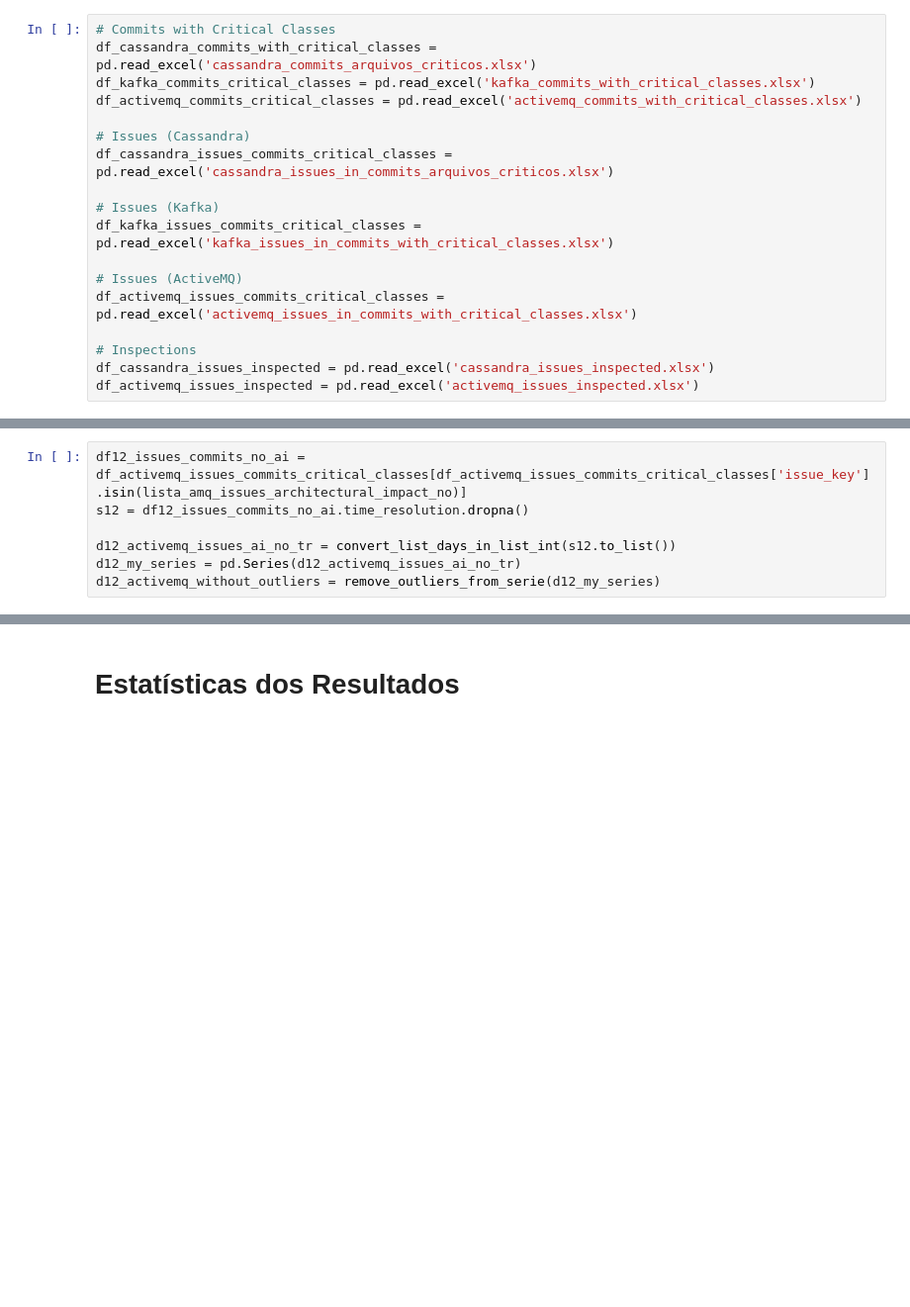
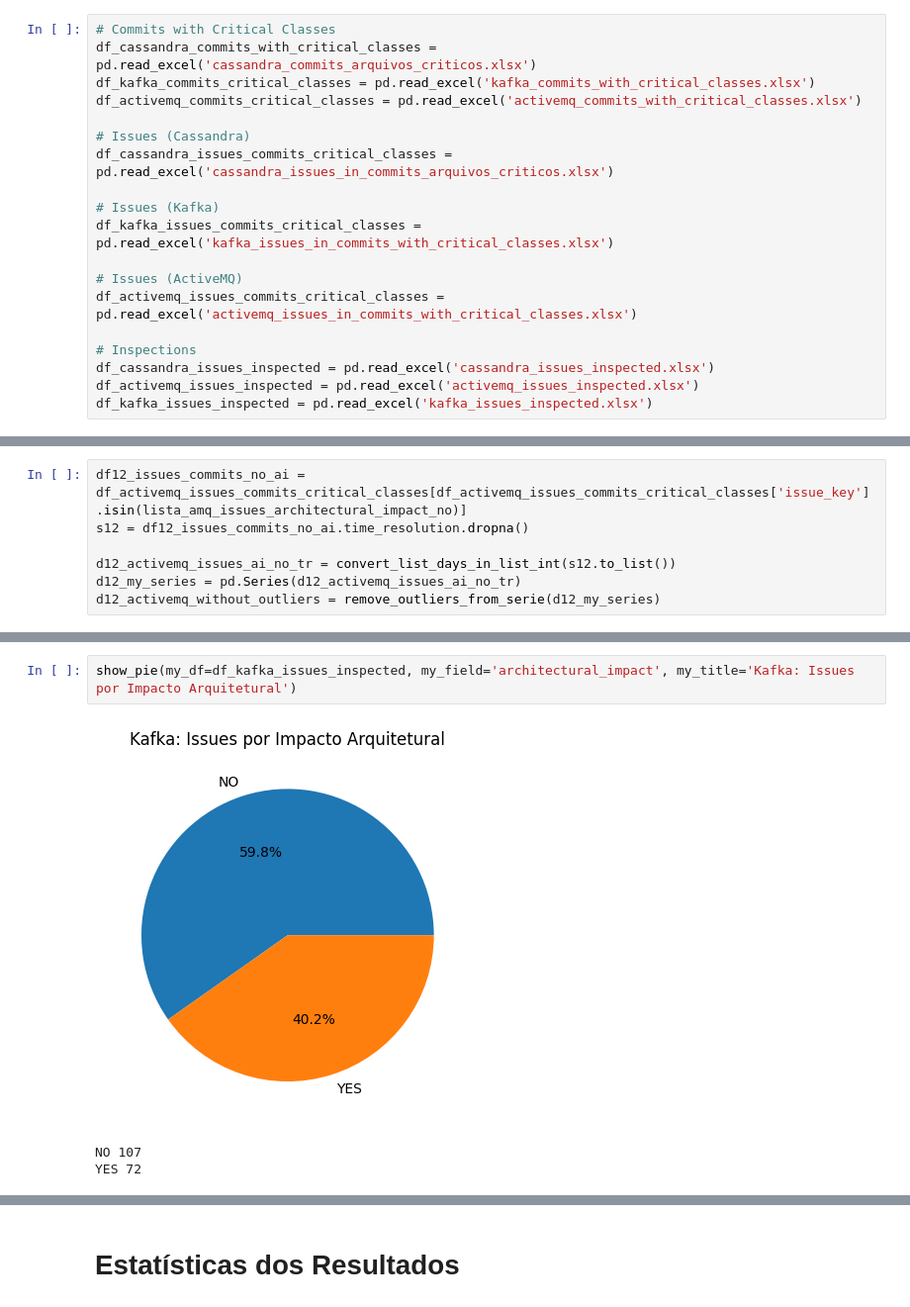
Before and after one commit to armandossrecife/my_validation3, a Jupyter notebook: my_comparison.ipynb, the cells around one changed output, grey strips where cells are left out. Shown at 99% size. Drawn from its saved outputs; the diff is of its cells as text; blank space fills up the shorter version.

```diff
--- a/my_comparison.ipynb
+++ b/my_comparison.ipynb
@@ -241,6 +243,7 @@ df_activemq_issues_commits_critical_classes = pd.read_excel('activemq_issues_in_
 # Inspections
 df_cassandra_issues_inspected = pd.read_excel('cassandra_issues_inspected.xlsx')
 df_activemq_issues_inspected = pd.read_excel('activemq_issues_inspected.xlsx')
+df_kafka_issues_inspected = pd.read_excel('kafka_issues_inspected.xlsx')
 # %% [markdown]
 ## Importa arquivos de inspeção
 
@@ -661,0 +686,6 @@ Apenas Issues Inspecionados
+# %%
+show_pie(my_df=df_kafka_issues_inspected, my_field='architectural_impact', my_title='Kafka: Issues por Impacto Arquitetural')
+# %% [output]
+[figure, added]
+NO 107
+YES 72
```
Also changed, not shown: parts of 21 cells of this notebook.
